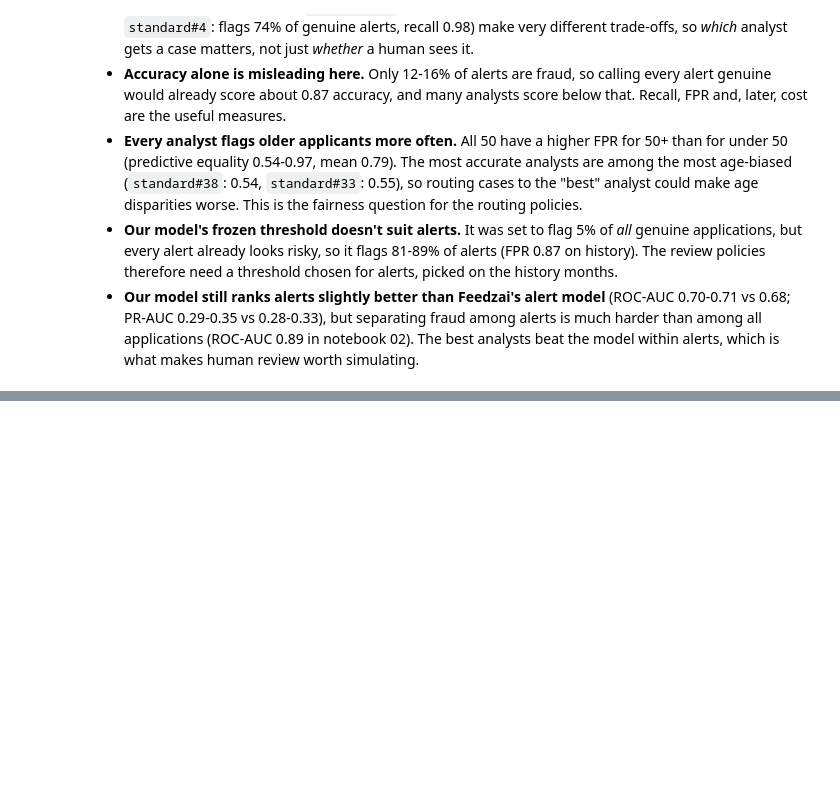
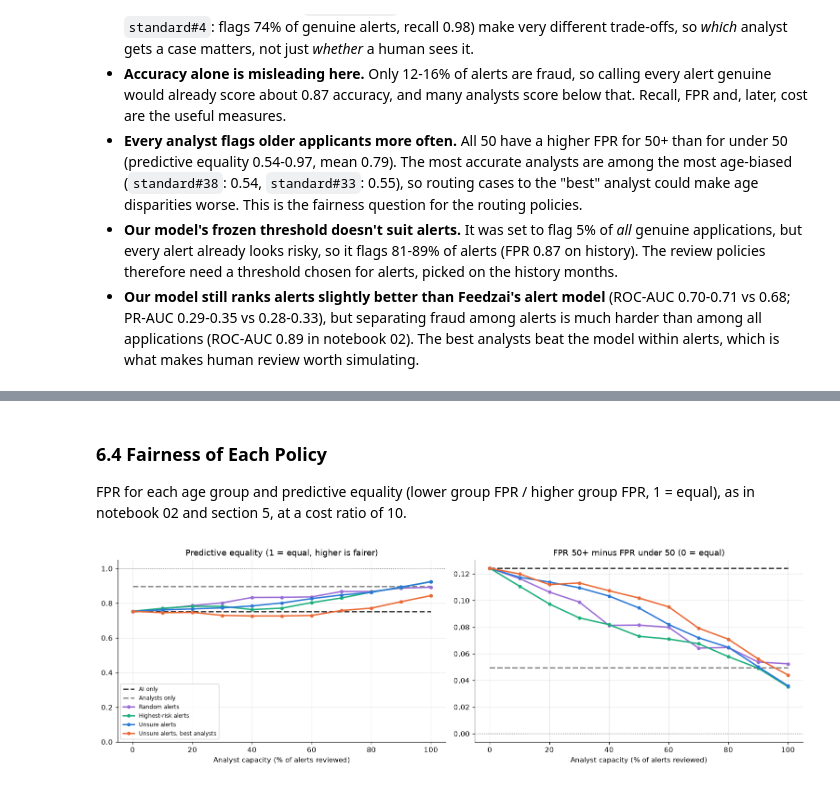
Before and after one commit to ErinaTjin/bt4012_grp10, a Jupyter notebook: notebooks/03_human_ai_review.ipynb, the cells around one changed output, grey strips where cells are left out. Drawn from its saved outputs; the diff is of its cells as text; code cells hidden in the pictures; blank space fills up the shorter version.

```diff
--- a/notebooks/03_human_ai_review.ipynb
+++ b/notebooks/03_human_ai_review.ipynb
@@ -353,0 +617,25 @@ pd.concat([analyst_profile.sort_values('accuracy', ascending=False).head(5),
+# %% [markdown]
+### **6.4 Fairness of Each Policy**
+FPR for each age group and predictive equality (lower group FPR / higher group FPR, 1 = equal), as in notebook 02 and section 5, at a cost ratio of 10.
+# %%
+fig, axes = plt.subplots(1, 2, figsize=(14, 4.5))
+for policy in POLICIES:
+    part = main[main['policy'] == policy]
+    style = dict(color=POLICY_COLOURS[policy], linewidth=2, marker='o', markersize=4, label=policy)
+    if policy in ('AI only', 'Analysts only'):
+        style.update(marker=None, linestyle='--')
+    axes[0].plot(part['capacity'] * 100, part['predictive equality'], **style)
+    axes[1].plot(part['capacity'] * 100, part['FPR 50+'] - part['FPR under 50'], **style)
+
+axes[0].axhline(1, color=GREY, linewidth=1, linestyle=':')
+axes[0].set_title('Predictive equality (1 = equal, higher is fairer)')
+axes[0].set_ylim(0, 1.05)
+axes[1].axhline(0, color=GREY, linewidth=1, linestyle=':')
+axes[1].set_title('FPR 50+ minus FPR under 50 (0 = equal)')
+for ax in axes:
+    ax.set_xlabel('Analyst capacity (% of alerts reviewed)')
+axes[0].legend(fontsize=8, loc='lower left')
+plt.tight_layout()
+plt.show()
+# %% [output]
+[figure, added]
```
Also changed, not shown: parts of 16 cells of this notebook, 1 other file.
